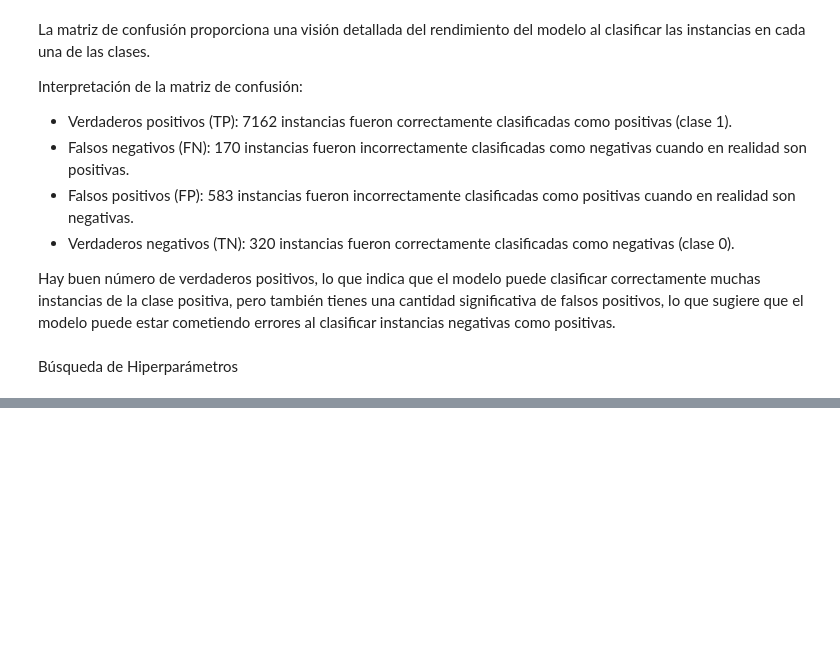
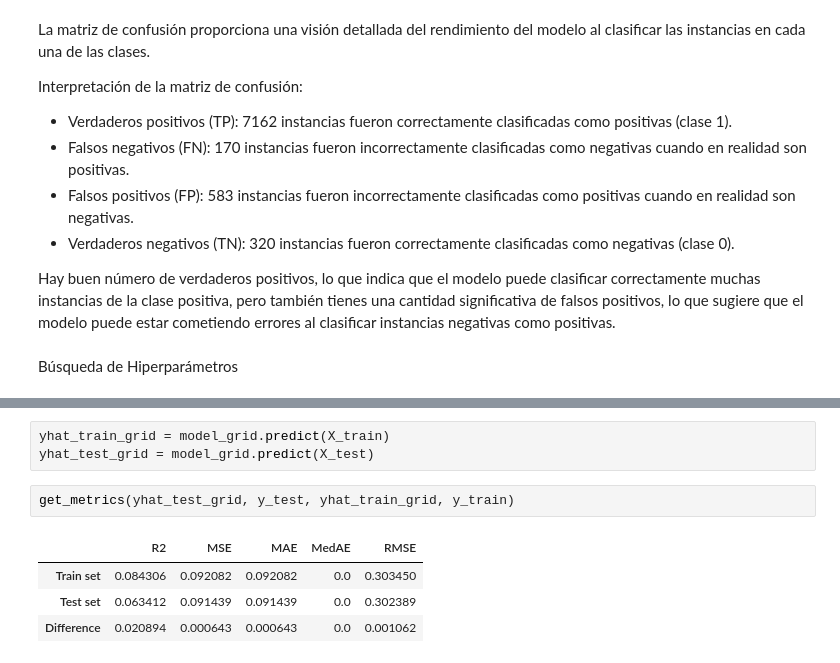
Before and after one commit to RmVa23/ML-Algorithm, a Jupyter notebook: src/modelo.ipynb, the cells around one changed output, grey strips where cells are left out. Drawn from its saved outputs; the diff is of its cells as text; blank space fills up the shorter version.

```diff
--- a/src/modelo.ipynb
+++ b/src/modelo.ipynb
@@ -235,0 +264,10 @@ print(f"Best hyperparameter: {grid.best_params_}")
+# %%
+yhat_train_grid = model_grid.predict(X_train)
+yhat_test_grid = model_grid.predict(X_test)
+# %%
+get_metrics(yhat_test_grid, y_test, yhat_train_grid, y_train)
+# %% [output]
+|  | R2 | MSE | MAE | MedAE | RMSE |
+| Train set | 0.084306 | 0.092082 | 0.092082 | 0.0 | 0.303450 |
+| Test set | 0.063412 | 0.091439 | 0.091439 | 0.0 | 0.302389 |
+| Difference | 0.020894 | 0.000643 | 0.000643 | 0.0 | 0.001062 |
```
Also changed, not shown: parts of 21 cells of this notebook, 1 other file.
